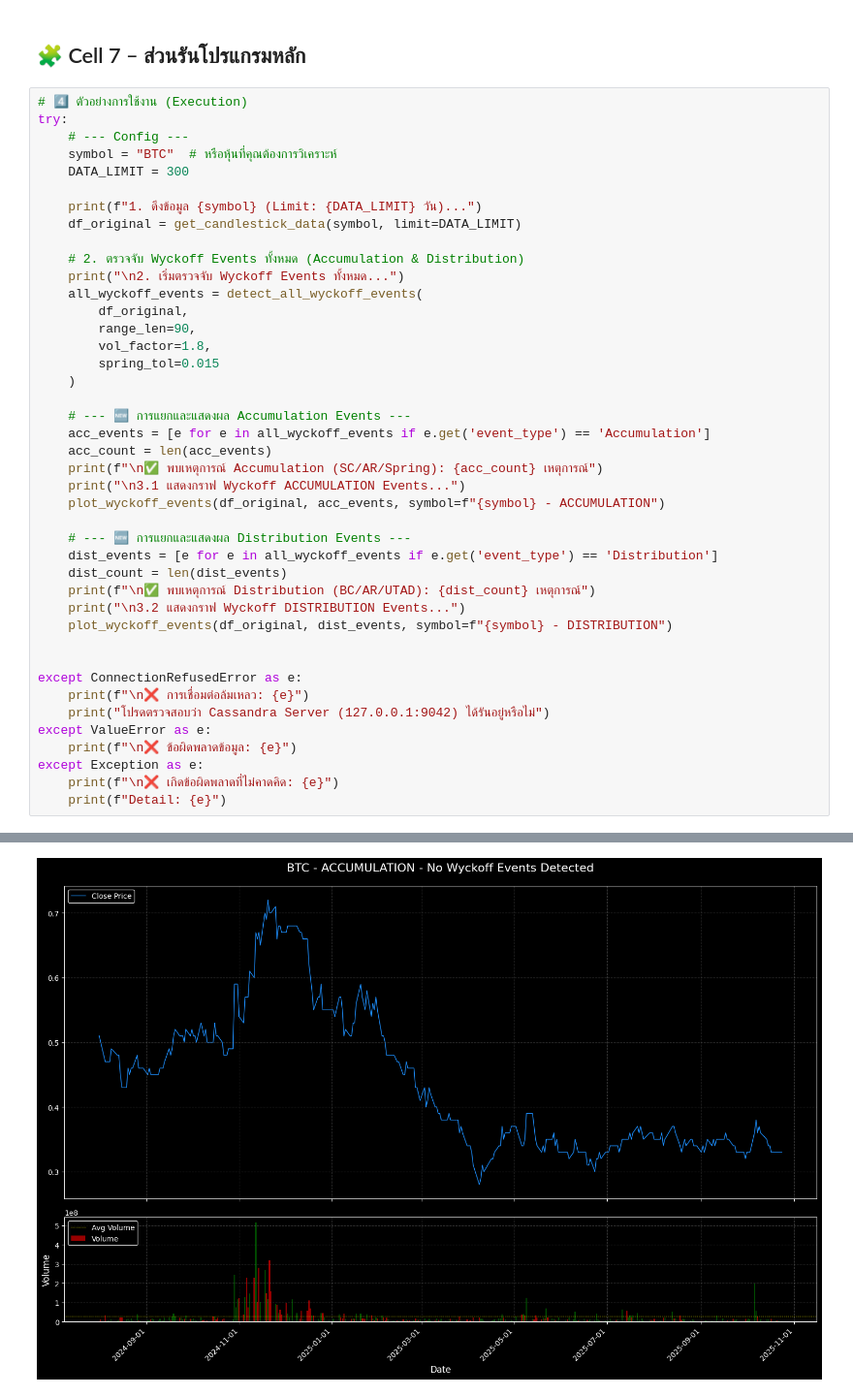
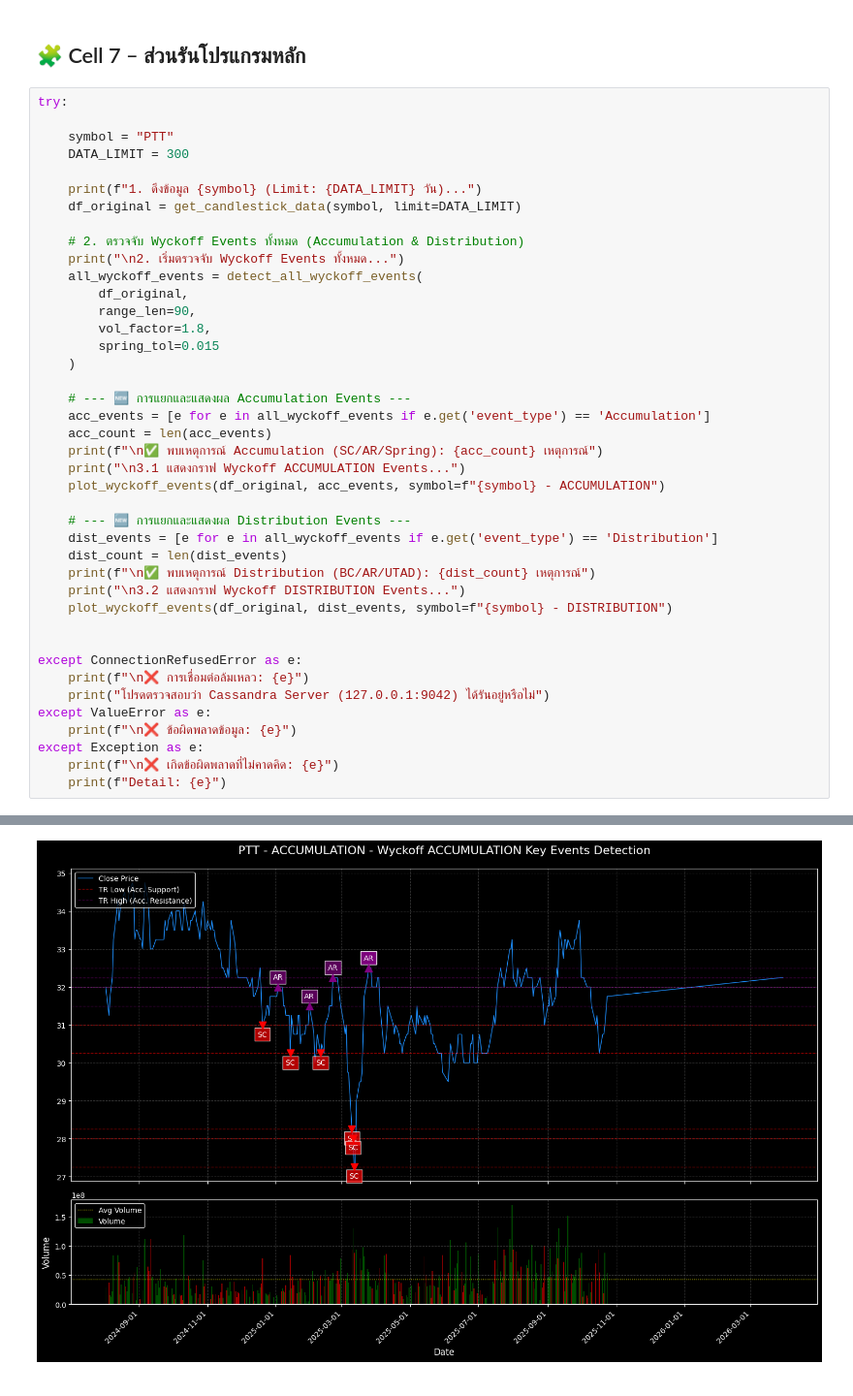
Before and after one commit to hilmanyusoh/Stock-market-chart-pattern-recognition-using-deep-learning, a Jupyter notebook: wyckoff_model/wyckoff_detection.ipynb, the cells around one changed output, grey strips where cells are left out. Shown: that part at 97% size. Cells and saved outputs as stored; diff of their text form.

```diff
--- a/wyckoff_model/wyckoff_detection.ipynb
+++ b/wyckoff_model/wyckoff_detection.ipynb
@@ -321,10 +312,9 @@ def plot_wyckoff_events(df, all_wyckoff_events, symbol='SYMBOL'):
 # %% [markdown]
 ## 🧩 Cell 7 – ส่วนรันโปรแกรมหลัก
 # %%
-# 4️⃣ ตัวอย่างการใช้งาน (Execution)
 try:
-    # --- Config ---
-    symbol = "BTC"  # หรือหุ้นที่คุณต้องการวิเคราะห์
+
+    symbol = "PTT"
     DATA_LIMIT = 300
 
     print(f"1. ดึงข้อมูล {symbol} (Limit: {DATA_LIMIT} วัน)...")
@@ -371,3 +361,3 @@ except Exception as e:
 
 3.1 แสดงกราฟ Wyckoff ACCUMULATION Events...
-[figure, old version]
+[figure, new version]
```
Also changed, not shown: parts of 4 cells of this notebook, 3 other files.
